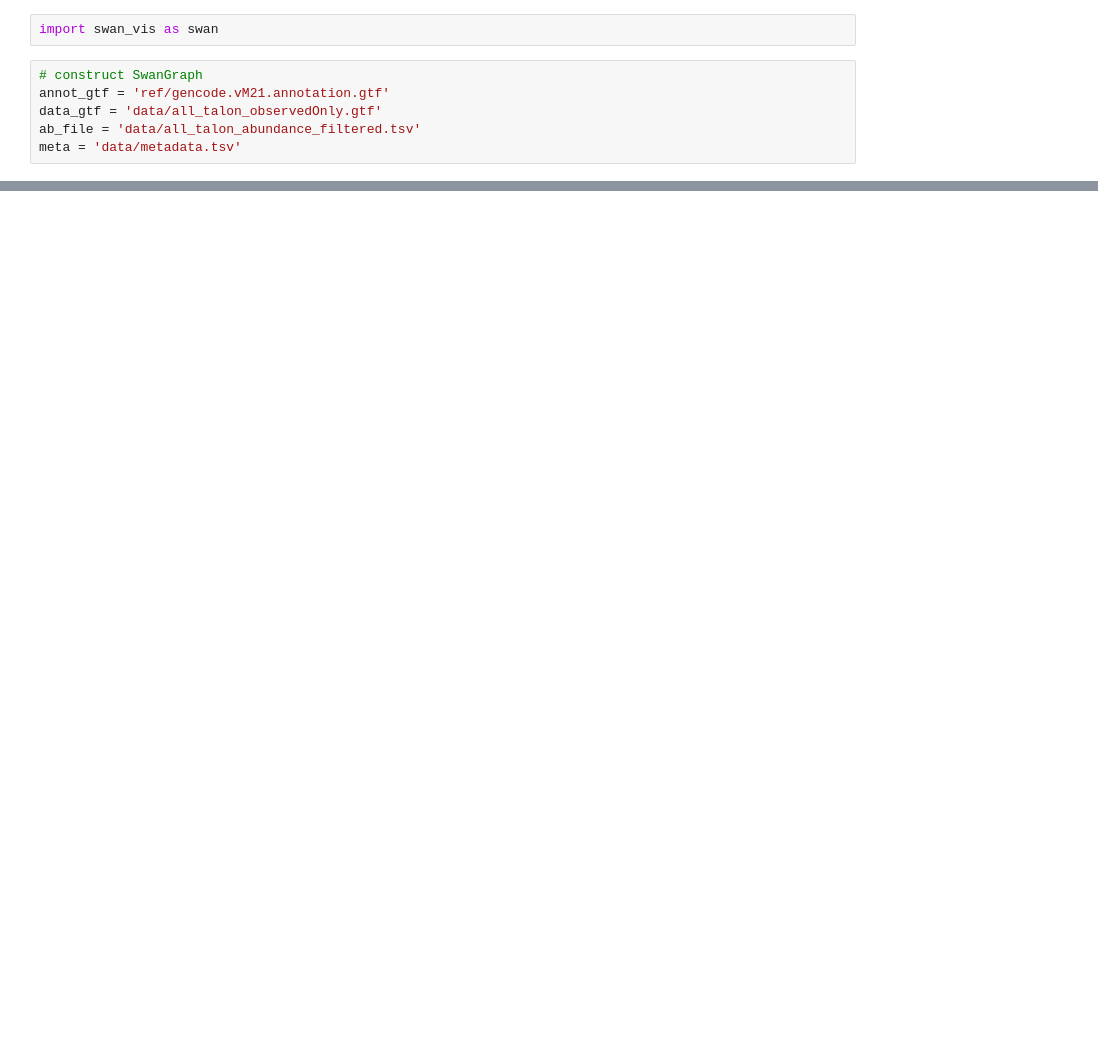
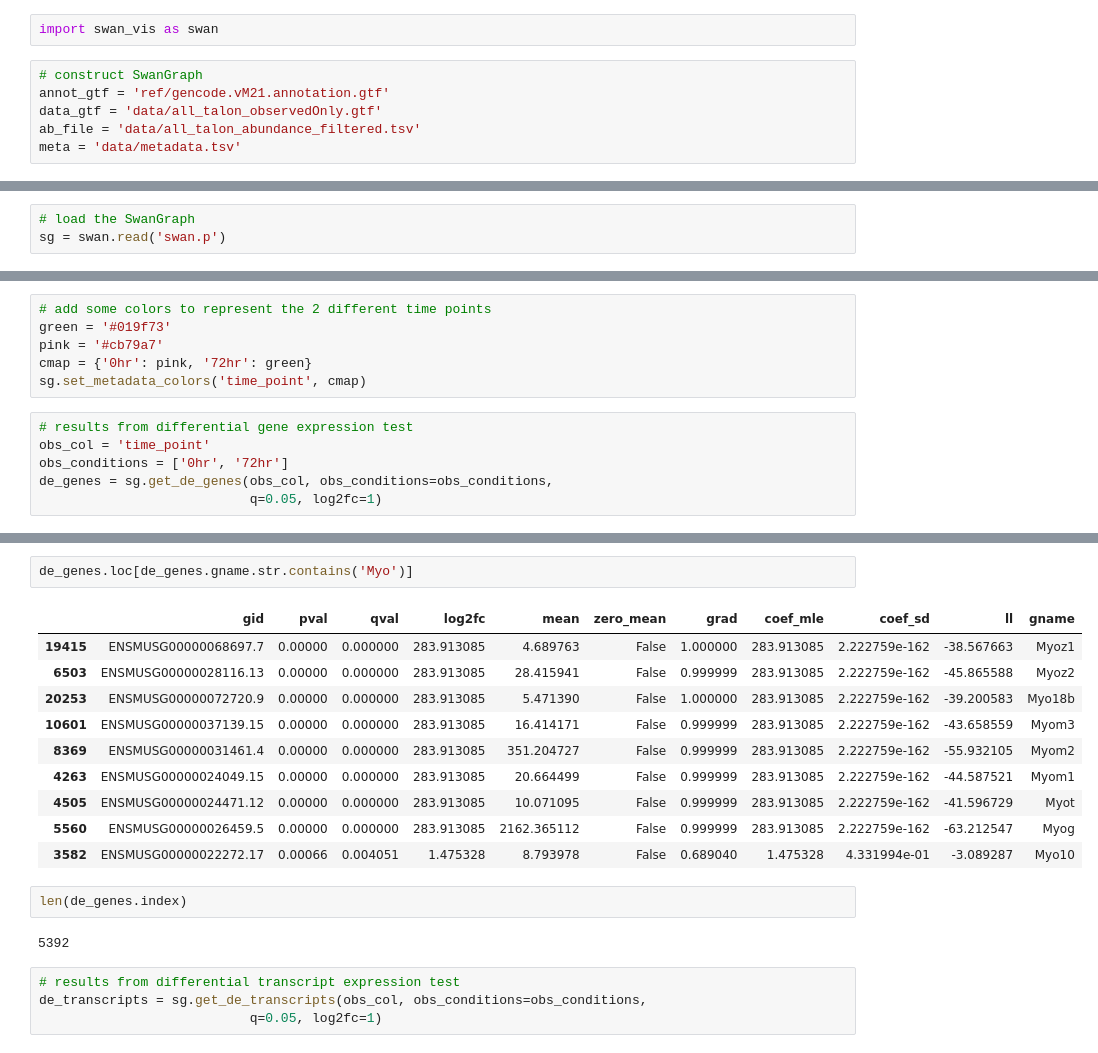
Before and after one commit to fairliereese/210830_ucd_workshop, a Jupyter notebook: swan.ipynb, the cells around one changed output, grey strips where cells are left out. Cells and saved outputs as stored; diff of their text form; blank space fills up the shorter version.

```diff
--- a/swan.ipynb
+++ b/swan.ipynb
@@ -25,0 +57,3 @@ Saving graph as swan.p
+# %%
+# load the SwanGraph
+sg = swan.read('swan.p')
@@ -25,0 +64,12 @@ Saving graph as swan.p
+# %%
+# add some colors to represent the 2 different time points
+green = '#019f73'
+pink = '#cb79a7'
+cmap = {'0hr': pink, '72hr': green}
+sg.set_metadata_colors('time_point', cmap)
+# %%
+# results from differential gene expression test
+obs_col = 'time_point'
+obs_conditions = ['0hr', '72hr']
+de_genes = sg.get_de_genes(obs_col, obs_conditions=obs_conditions,
+                           q=0.05, log2fc=1)
@@ -25,0 +85,21 @@ Saving graph as swan.p
+# %%
+de_genes.loc[de_genes.gname.str.contains('Myo')]
+# %% [output]
+|  | gid | pval | qval | log2fc | mean | zero_mean | grad | coef_mle | coef_sd | ll | gname |
+| 19415 | ENSMUSG00000068697.7 | 0.00000 | 0.000000 | 283.913085 | 4.689763 | False | 1.000000 | 283.913085 | 2.222759e-162 | -38.567663 | Myoz1 |
+| 6503 | ENSMUSG00000028116.13 | 0.00000 | 0.000000 | 283.913085 | 28.415941 | False | 0.999999 | 283.913085 | 2.222759e-162 | -45.865588 | Myoz2 |
+| 20253 | ENSMUSG00000072720.9 | 0.00000 | 0.000000 | 283.913085 | 5.471390 | False | 1.000000 | 283.913085 | 2.222759e-162 | -39.200583 | Myo18b |
+| 10601 | ENSMUSG00000037139.15 | 0.00000 | 0.000000 | 283.913085 | 16.414171 | False | 0.999999 | 283.913085 | 2.222759e-162 | -43.658559 | Myom3 |
+| 8369 | ENSMUSG00000031461.4 | 0.00000 | 0.000000 | 283.913085 | 351.204727 | False | 0.999999 | 283.913085 | 2.222759e-162 | -55.932105 | Myom2 |
+| 4263 | ENSMUSG00000024049.15 | 0.00000 | 0.000000 | 283.913085 | 20.664499 | False | 0.999999 | 283.913085 | 2.222759e-162 | -44.587521 | Myom1 |
+| 4505 | ENSMUSG00000024471.12 | 0.00000 | 0.000000 | 283.913085 | 10.071095 | False | 0.999999 | 283.913085 | 2.222759e-162 | -41.596729 | Myot |
+| 5560 | ENSMUSG00000026459.5 | 0.00000 | 0.000000 | 283.913085 | 2162.365112 | False | 0.999999 | 283.913085 | 2.222759e-162 | -63.212547 | Myog |
+| 3582 | ENSMUSG00000022272.17 | 0.00066 | 0.004051 | 1.475328 | 8.793978 | False | 0.689040 | 1.475328 | 4.331994e-01 | -3.089287 | Myo10 |
+# %%
+len(de_genes.index)
+# %% [output]
+5392
+# %%
+# results from differential transcript expression test
+de_transcripts = sg.get_de_transcripts(obs_col, obs_conditions=obs_conditions,
+                           q=0.05, log2fc=1)
```
Also changed, not shown: parts of 37 cells of this notebook.
